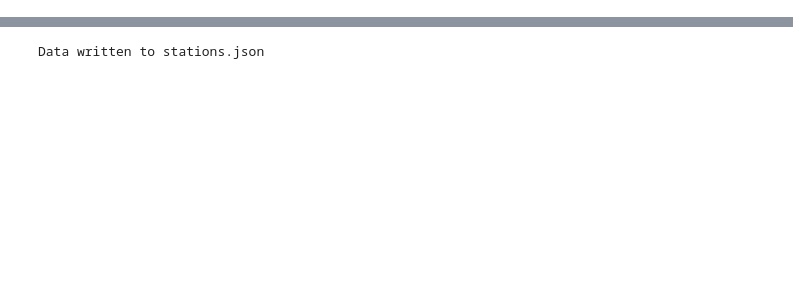
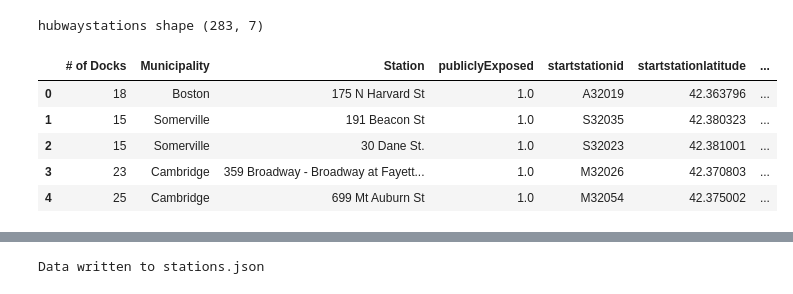
Before and after one commit to aberke/income-race-bikes, a Jupyter notebook: scripts/bike_station_data_processing.ipynb, the cells around one changed output, grey strips where cells are left out. Saved outputs shown, nothing was run; the diff lists cells and outputs as text; code cells hidden in the pictures; blank space fills up the shorter version.

Commit message:
scraping  and processing boston bikes data

```diff
--- a/scripts/bike_station_data_processing.ipynb
+++ b/scripts/bike_station_data_processing.ipynb
@@ -174,0 +97,61 @@ found nan
+# %%
+
+def preprocess_stations_df(df):
+    # Because someone can't make data files with uniform column names
+    df.columns = df.columns.str.replace('number', 'id')  # 'Station Number' vs Station ID
+    df.columns = df.columns.str.replace('date', 'time')  # 'Start Date' vs 'Start Time'
+    df.columns = map(str.lower, df.columns)
+    df.columns = df.columns.str.replace('[\ ]', '')
+    # transform the dates
+    df[starttime] = df[starttime].apply(transform_date)
+    if CITY == "boston":
+        df = preprocess_boston_stations_df(df)
+    return df
+
+
+# Some of the earlier bostons stations data does not include lat,lon coordinates.
+# These files contains the lat,lon coordinates (and other data) for station IDs
+hubway_stations_locations_filenames = [
+    "Hubway_Stations_as_of_July_2017.csv",
+    "previous_Hubway_Stations_as_of_July_2017.csv"
+]
+
+def get_hubway_stations_locations_df():
+    df = pd.DataFrame()
+    filenames = [get_filepath(CITY) + fname for fname in hubway_stations_locations_filenames]
+    for filename in filenames:
+        new_df = pd.read_csv(filename)
+        hubway_stations_locations_column_names = {
+            "Station ID": start_station_id,
+            "Latitude": start_station_latitude,
+            "Longitude": start_station_longitude,
+        }
+        # Rename the column names to match the rides data that the locations data will be joined with
+        new_df.rename(columns=hubway_stations_locations_column_names, inplace=True)
+        df = new_df if df.empty else df.append(new_df)
+    df.drop_duplicates(subset=[start_station_id], inplace=True)
+    return df
+
+hubway_stations_locations_df = None
+if CITY == "boston":
+    hubway_stations_locations_df = get_hubway_stations_locations_df()
+
+
+def preprocess_boston_stations_df(df):
+    if start_station_latitude in df.columns:
+        return df
+    # Otherwise this is one of the datasets that is lacking lat, lon info.
+    # Add the lat,lon info
+    return hubway_stations_locations_df.merge(df, on=start_station_id)
+
+
+print('hubwaystations shape', hubway_stations_locations_df.shape)
+hubway_stations_locations_df.head()
+# %% [output]
+hubwaystations shape (283, 7)
+|  | # of Docks | Municipality | Station | publiclyExposed | startstationid | startstationlatitude | ... |
+| 0 | 18 | Boston | 175 N Harvard St | 1.0 | A32019 | 42.363796 | ... |
+| 1 | 15 | Somerville | 191 Beacon St | 1.0 | S32035 | 42.380323 | ... |
+| 2 | 15 | Somerville | 30 Dane St. | 1.0 | S32023 | 42.381001 | ... |
+| 3 | 23 | Cambridge | 359 Broadway - Broadway at Fayett... | 1.0 | M32026 | 42.370803 | ... |
+| 4 | 25 | Cambridge | 699 Mt Auburn St | 1.0 | M32054 | 42.375002 | ... |
```
Also changed, not shown: parts of 11 cells of this notebook, 9 other files.
